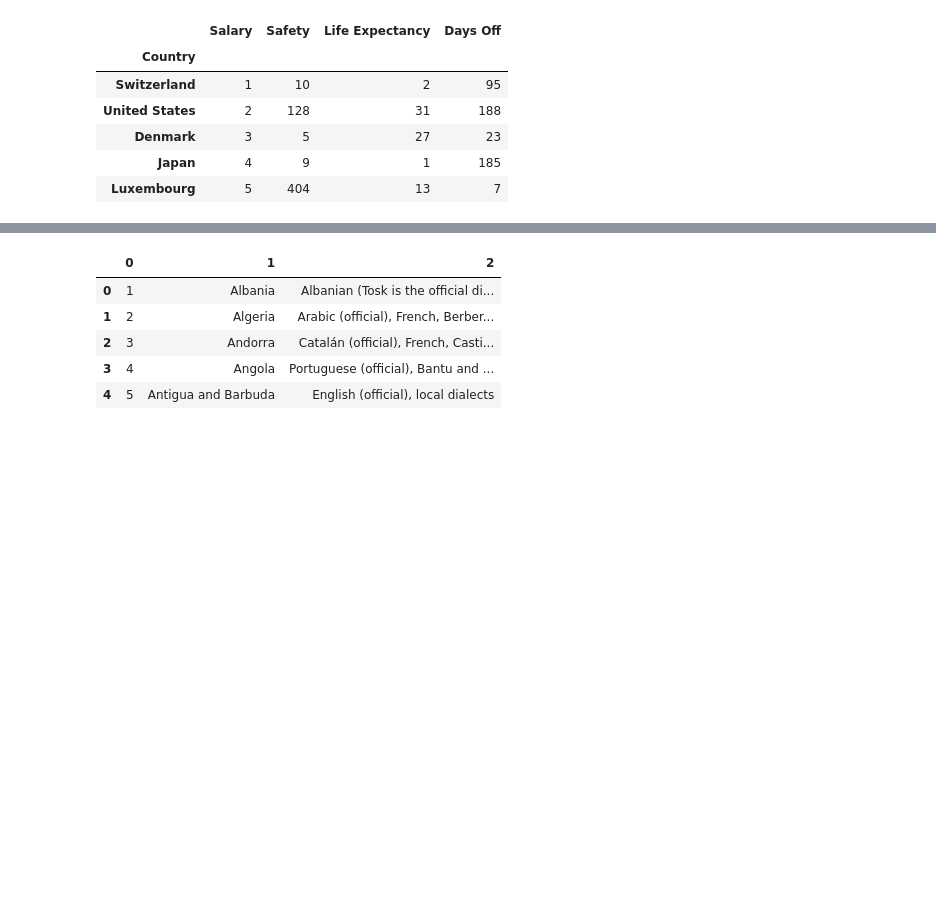
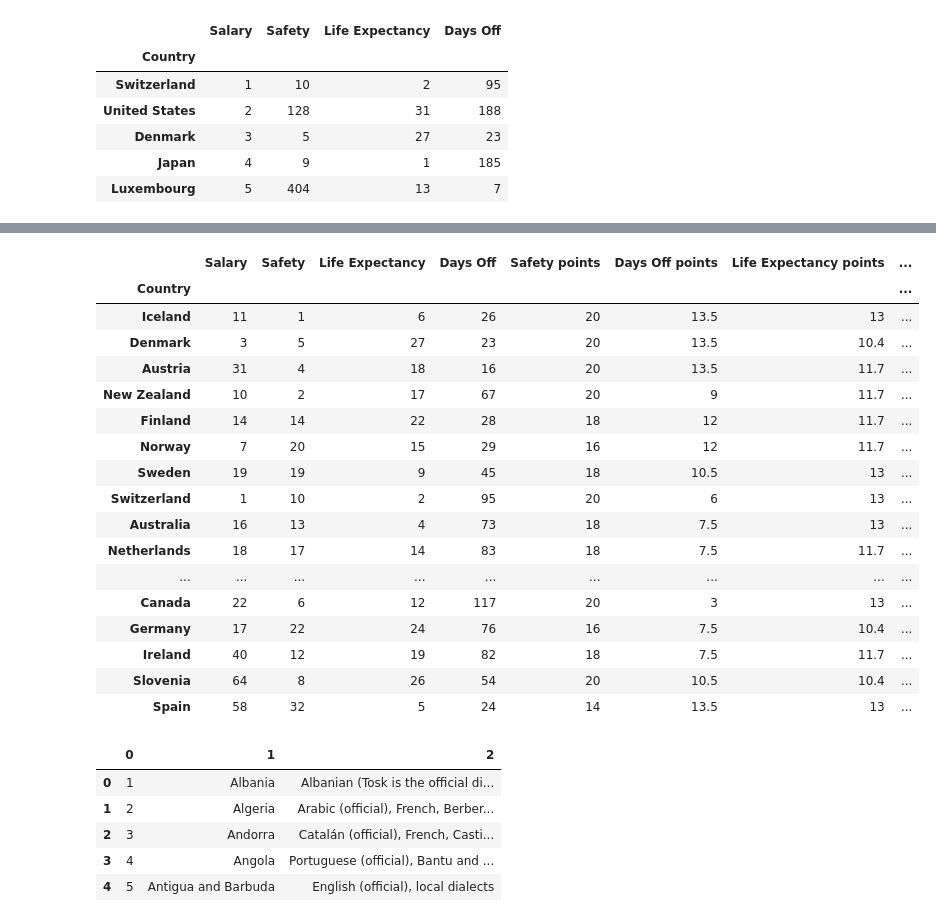
Before and after one commit to mik0why/PlaceToLive, a Jupyter notebook: Salary_Notebook.ipynb, the cells around one changed output, grey strips where cells are left out. Drawn from its saved outputs; the diff is of its cells as text; code cells hidden in the pictures; blank space fills up the shorter version.

```diff
--- a/Salary_Notebook.ipynb
+++ b/Salary_Notebook.ipynb
@@ -205,3 +186,27 @@ master.head(30)
+# %%
+master.sort_values(by ="SUM", inplace =True, ascending = False)
+master.head(20)
+
+#cool! now work on the languages
+# %% [output]
+|  | Salary | Safety | Life Expectancy | Days Off | Safety points | Days Off points | Life Expectancy points | ... |
+| Country |  |  |  |  |  |  |  | ... |
+| Iceland | 11 | 1 | 6 | 26 | 20 | 13.5 | 13 | ... |
+| Denmark | 3 | 5 | 27 | 23 | 20 | 13.5 | 10.4 | ... |
+| Austria | 31 | 4 | 18 | 16 | 20 | 13.5 | 11.7 | ... |
+| New Zealand | 10 | 2 | 17 | 67 | 20 | 9 | 11.7 | ... |
+| Finland | 14 | 14 | 22 | 28 | 18 | 12 | 11.7 | ... |
+| Norway | 7 | 20 | 15 | 29 | 16 | 12 | 11.7 | ... |
+| Sweden | 19 | 19 | 9 | 45 | 18 | 10.5 | 13 | ... |
+| Switzerland | 1 | 10 | 2 | 95 | 20 | 6 | 13 | ... |
+| Australia | 16 | 13 | 4 | 73 | 18 | 7.5 | 13 | ... |
+| Netherlands | 18 | 17 | 14 | 83 | 18 | 7.5 | 11.7 | ... |
+| ... | ... | ... | ... | ... | ... | ... | ... | ... |
+| Canada | 22 | 6 | 12 | 117 | 20 | 3 | 13 | ... |
+| Germany | 17 | 22 | 24 | 76 | 16 | 7.5 | 10.4 | ... |
+| Ireland | 40 | 12 | 19 | 82 | 18 | 7.5 | 11.7 | ... |
+| Slovenia | 64 | 8 | 26 | 54 | 20 | 10.5 | 10.4 | ... |
+| Spain | 58 | 32 | 5 | 24 | 14 | 13.5 | 13 | ... |
 # %%
 #determine whether a country speaks your language
 lan = pd.read_csv("scrapers/languages.csv", delimiter = ';', header = None, index_col = False)
```
Also changed, not shown: parts of 3 cells of this notebook.
